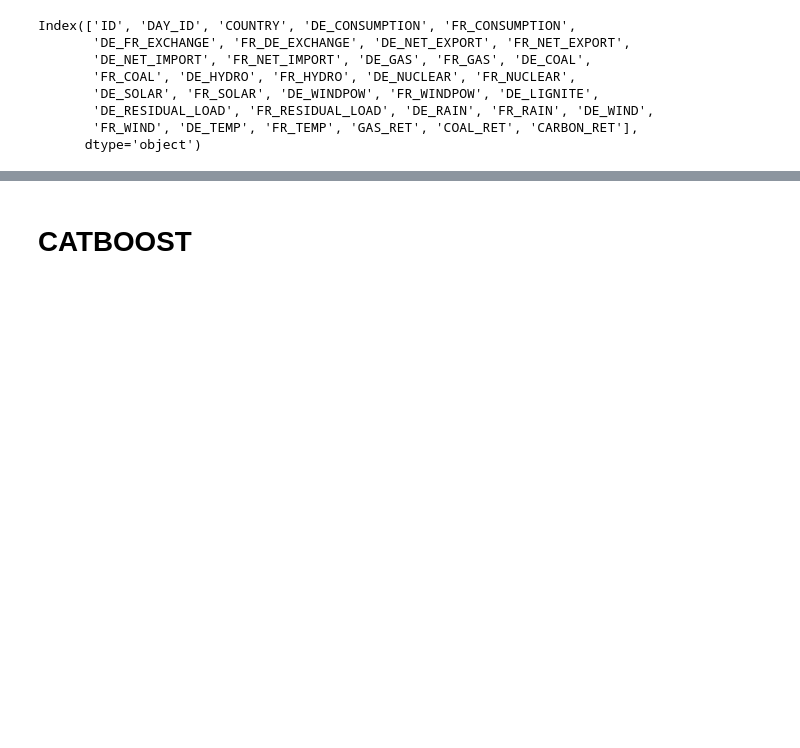
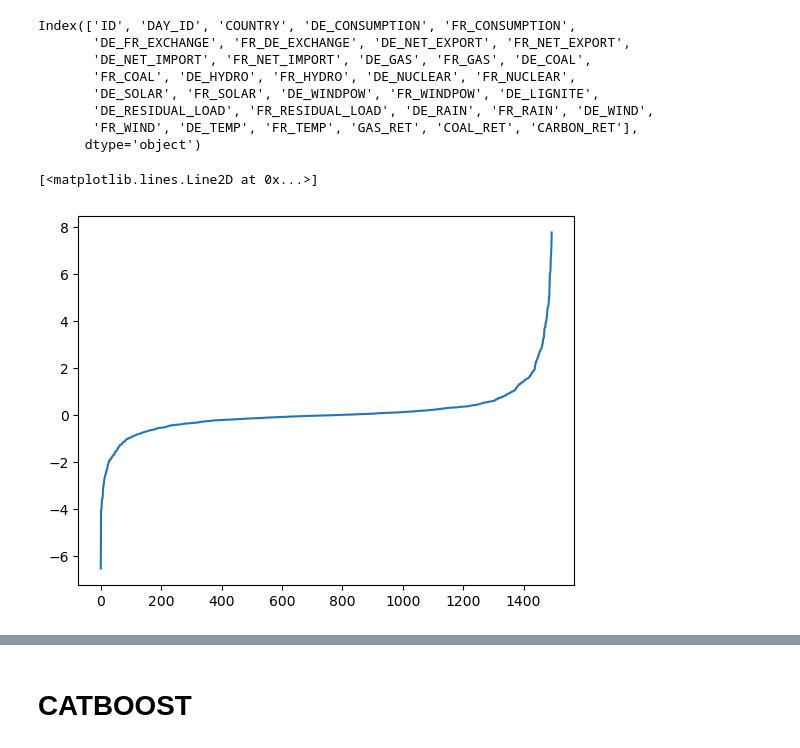
Before and after one commit to tttienthinh/QRTchallenge, a Jupyter notebook: data/1-CatBoost.ipynb, the cells around one changed output, grey strips where cells are left out. Saved outputs shown, nothing was run; the diff lists cells and outputs as text; code cells hidden in the pictures; blank space fills up the shorter version.

```diff
--- a/data/1-CatBoost.ipynb
+++ b/data/1-CatBoost.ipynb
@@ -84,10 +96,32 @@ Index(['ID', 'DAY_ID', 'COUNTRY', 'DE_CONSUMPTION', 'FR_CONSUMPTION',
        'DE_RESIDUAL_LOAD', 'FR_RESIDUAL_LOAD', 'DE_RAIN', 'FR_RAIN', 'DE_WIND',
        'FR_WIND', 'DE_TEMP', 'FR_TEMP', 'GAS_RET', 'COAL_RET', 'CARBON_RET'],
       dtype='object')
+# %%
+def get_ranks(arr: np.ndarray) -> np.ndarray:
+    """
+        Efficiently calculates the ranks of the data.
+        Only sorts once to get the ranked data.
+
+        :param arr: A 1D NumPy Array
+        :return: A 1D NumPy Array containing the ranks of the data
+    """
+    temp = arr.argsort(kind='stable')
+    ranks = np.empty_like(temp)
+    ranks[temp] = np.arange(len(arr))
+    return ranks
 # %%
 X_train_clean = X_train.drop(['ID'], axis=1)
-Y_train_clean = Y_train['TARGET']
+Y_train_clean = Y_train['TARGET'].to_frame()
 # %%
 X_train_split, X_test_split, y_train_split, y_test_split = train_test_split(
     X_train_clean, Y_train_clean, test_size=0.03
 )
+# %%
+y_train_split["RANK"] = get_ranks(y_train_split.TARGET)
+y_test_split["RANK"] = get_ranks(y_test_split.TARGET)
+Y_train_clean["RANK"] = get_ranks(Y_train_clean.TARGET)
+Y_train_clean = Y_train_clean.sort_values(by = 'RANK')
+plt.plot(Y_train_clean.RANK, Y_train_clean.TARGET)
+# %% [output]
+[<matplotlib.lines.Line2D at 0x...>]
+[figure, added]
```
Also changed, not shown: parts of 6 cells of this notebook, 6 other files.
